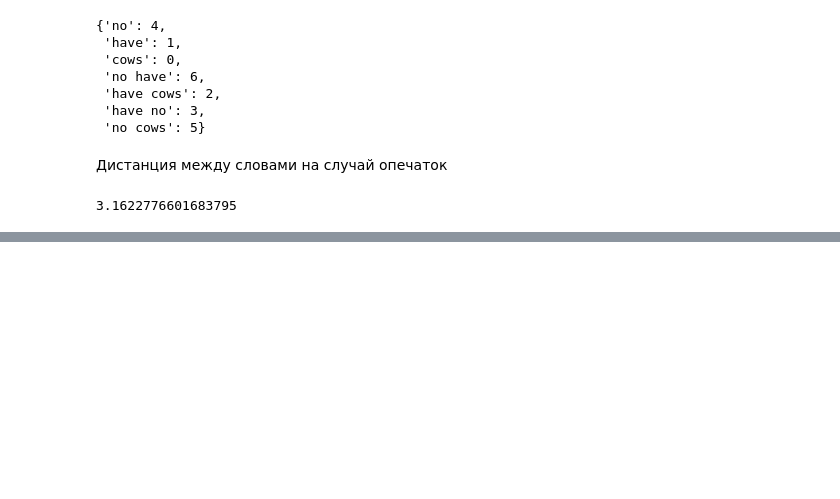
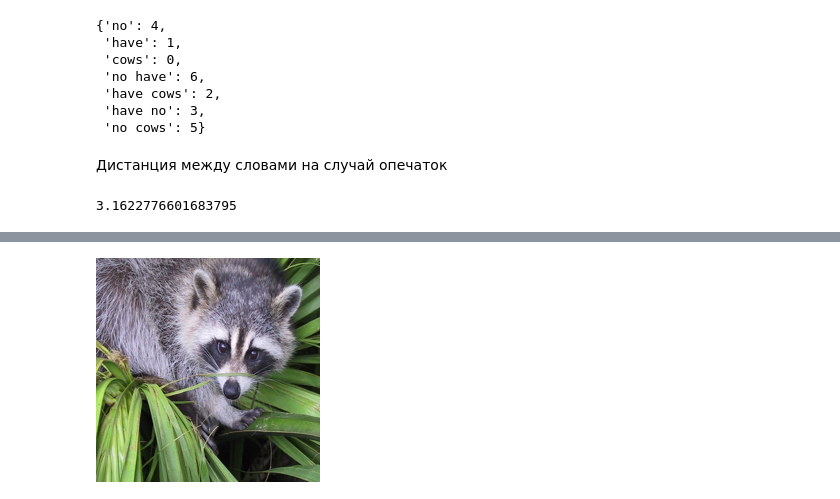
Before and after one commit to AlexeyMarg/open_ai_course, a Jupyter notebook: 6_feature_engineering/6_feature_engineering.ipynb, the cells around one changed output, grey strips where cells are left out. Cells and saved outputs as stored; diff of their text form; code cells hidden in the pictures; blank space fills up the shorter version.

```diff
--- a/6_feature_engineering/6_feature_engineering.ipynb
+++ b/6_feature_engineering/6_feature_engineering.ipynb
@@ -49,0 +63,6 @@ euclidean(n1, n2)
+# %%
+img = image.array_to_img(face())
+img = img.resize((224, 224))
+img
+# %% [output]
+[figure, added]
```
Also changed, not shown: parts of 14 cells of this notebook.
